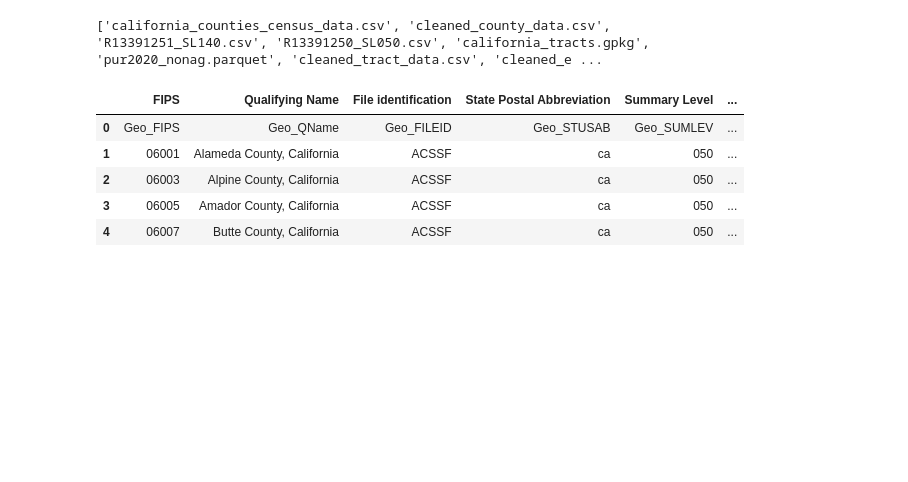
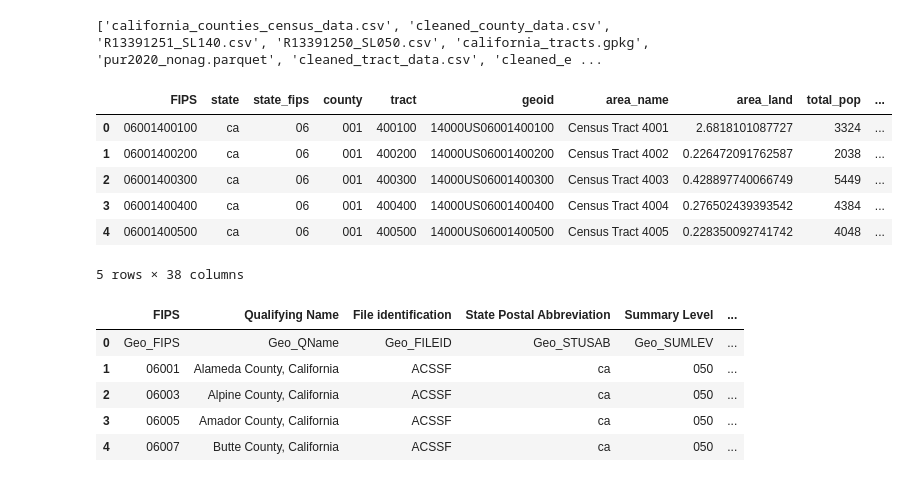
Before and after one commit to uchicago-dsi/cpr-summer-lab-data, a Jupyter notebook: Population_Workspace.ipynb, the cells around one changed output. Saved outputs shown, nothing was run; the diff lists cells and outputs as text; code cells hidden in the pictures; blank space fills up the shorter version.

```diff
--- a/Population_Workspace.ipynb
+++ b/Population_Workspace.ipynb
@@ -15,6 +15,17 @@ dir_list2 = os.listdir(path2)
 print(dir_list2)
 # %% [output]
 ['california_counties_census_data.csv', 'cleaned_county_data.csv', 'R13391251_SL140.csv', 'R13391250_SL050.csv', 'california_tracts.gpkg', 'pur2020_nonag.parquet', 'cleaned_tract_data.csv', 'cleaned_e ...
+# %%
+cleaned_tract = gpd.read_file(path2 + 'cleaned_tract_data.csv')
+cleaned_tract.head(5)
+# %% [output]
+|  | FIPS | state | state_fips | county | tract | geoid | area_name | area_land | total_pop | ... |
+| 0 | 06001400100 | ca | 06 | 001 | 400100 | 14000US06001400100 | Census Tract 4001 | 2.6818101087727 | 3324 | ... |
+| 1 | 06001400200 | ca | 06 | 001 | 400200 | 14000US06001400200 | Census Tract 4002 | 0.226472091762587 | 2038 | ... |
+| 2 | 06001400300 | ca | 06 | 001 | 400300 | 14000US06001400300 | Census Tract 4003 | 0.428897740066749 | 5449 | ... |
+| 3 | 06001400400 | ca | 06 | 001 | 400400 | 14000US06001400400 | Census Tract 4004 | 0.276502439393542 | 4384 | ... |
+| 4 | 06001400500 | ca | 06 | 001 | 400500 | 14000US06001400500 | Census Tract 4005 | 0.228350092741742 | 4048 | ... |
+5 rows × 38 columns
 # %%
 counties_census_data = gpd.read_file(path2 + 'california_counties_census_data.csv')
 counties_census_data.head(5)
```
Also changed, not shown: parts of 3 cells of this notebook.
